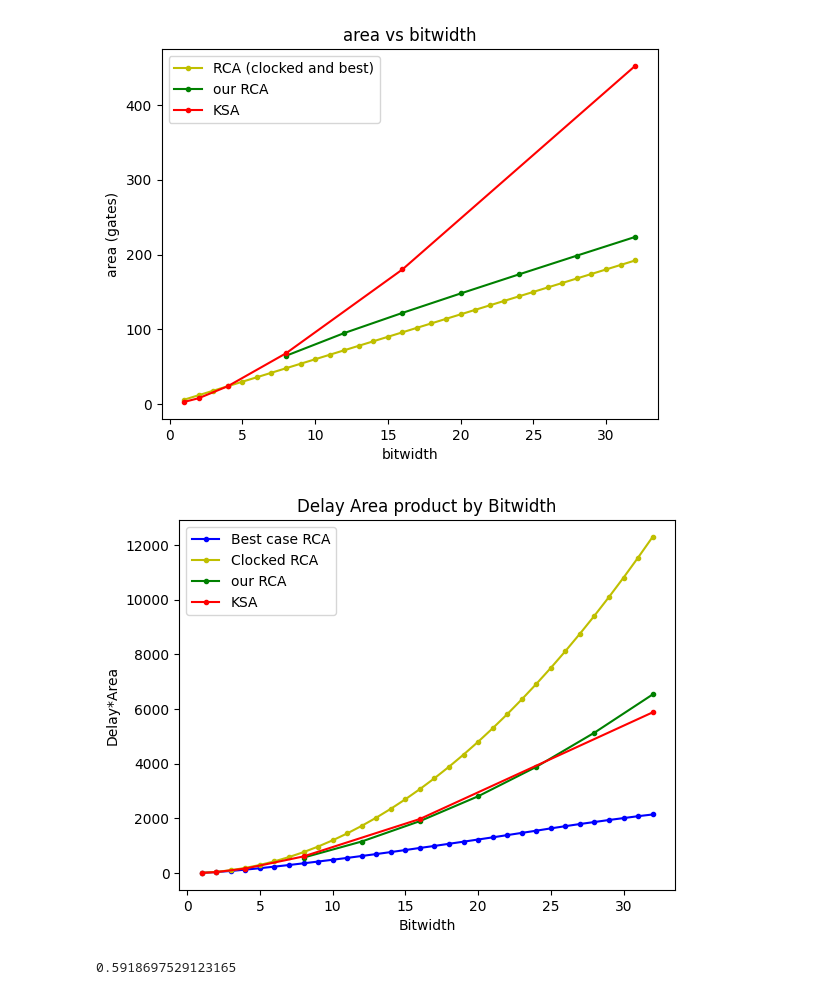
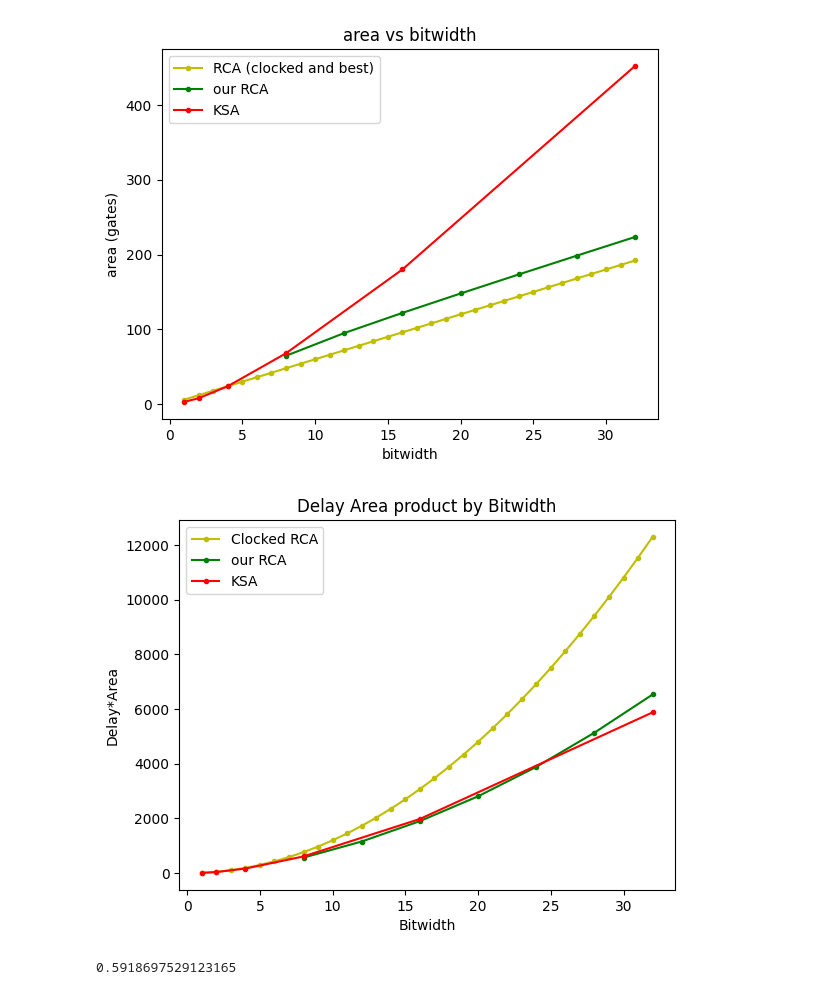
Before and after one commit to ALN006/dynamic_adder_2025, a Jupyter notebook: data/adder_data_analysis_notebook.ipynb, the cells around one changed output. Drawn from its saved outputs; the diff is of its cells as text; code cells hidden in the pictures.

```diff
--- a/data/adder_data_analysis_notebook.ipynb
+++ b/data/adder_data_analysis_notebook.ipynb
@@ -156,19 +165,19 @@ plt.savefig("area.png")
 # %%
 RCA_dxa = np.array(RCA_df.groupby("N").mean(numeric_only=True)["Latency"]) * np.array([6*i for i in range(1,33)])
 our_dxa = np.array((CRCA_df.groupby("N").mean(numeric_only=True)["Latency"])) * np.array([6*i + 4 * math.log2((2*i - 12)/3) + 15 for i in range(8,33, 4)])
 KSA_dxa = np.array([KSA_df["Latency"][i] for i in [1,2,4,8,16,32]]) * np.array([3,8,24,68,180,452])
 
 plt.title("Delay Area product by Bitwidth")
 plt.xlabel("Bitwidth")
 plt.ylabel("Delay*Area")
-plt.plot([i for i in range(1, 33)], RCA_dxa, marker = ".", label = "Best case RCA", c = "b")
+#plt.plot([i for i in range(1, 33)], RCA_dxa, marker = ".", label = "Best case RCA", c = "b")
 plt.plot([i for i in range(1, 33)], [2*j*j*6 for j in range(1, 33)], marker = ".", label = "Clocked RCA", c = "y")
 plt.plot([i for i in range(8,33,4)], our_dxa, marker = ".", label = "our RCA", c = "g")
 plt.plot([1,2,4,8,16,32], KSA_dxa, marker = ".", label = "KSA", c = "r")
 plt.legend()
 plt.savefig("delay_area_heuristic.png")
 # %% [output]
-[figure, old version]
+[figure, new version]
 # %%
 def time2(N):
     '''returns the time required for our design to run with the 4 input NAND peripheral
```
Also changed, not shown: parts of 2 cells of this notebook, 2 other files.
